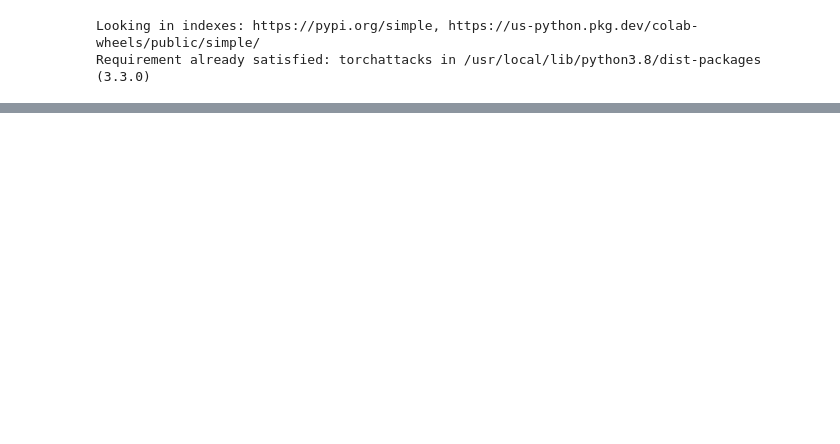
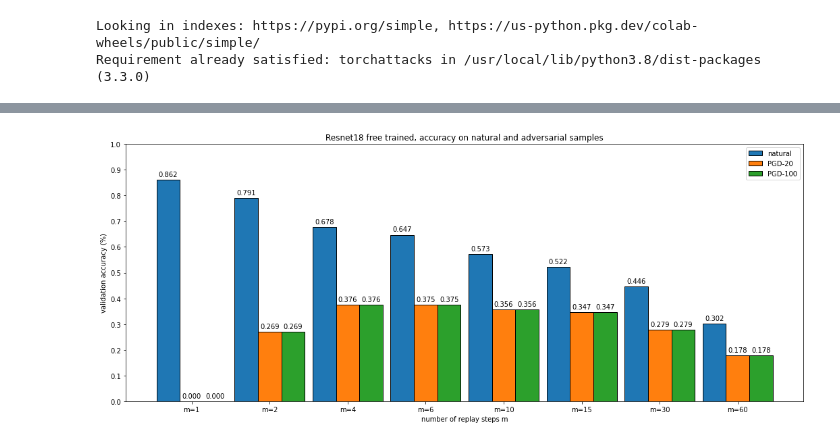
Before and after one commit to dp1/adversarial-training-for-free, a Jupyter notebook: notebook_free_training.ipynb, the cells around one changed output, grey strips where cells are left out. Saved outputs shown, nothing was run; the diff lists cells and outputs as text; code cells hidden in the pictures; blank space fills up the shorter version.

```diff
--- a/notebook_free_training.ipynb
+++ b/notebook_free_training.ipynb
@@ -343,8 +367,8 @@ def load_data(name):
 # %%
 model, meta = load_model("resnet-natural")
 acc_normal, acc_adv20 = test_pgd_attack(model, k=20)
-acc_normal, acc_adv100 = test_pgd_attack(model, k=100)
-time = meta["training_seconds"] // 60
+_, acc_adv100 = test_pgd_attack(model, k=100)
+time = meta["training_seconds"]
 
 meta = {"natural": acc_normal,
           "pgd20_acc": acc_adv20,
@@ -356,8 +380,8 @@ save_data("data-natural", meta)
 for m in [1,2,4,6,10,15,30,60]:
   model, meta = load_model("resnet-m="+str(m))
   acc_normal, acc_adv20 = test_pgd_attack(model, k=20)
-  acc_normal, acc_adv100 = test_pgd_attack(model, k=20)
-  time = meta["training_seconds"] // 60
+  _, acc_adv100 = test_pgd_attack(model, k=100)
+  time = meta["training_seconds"]
   meta = {"natural": acc_normal,
           "pgd20_acc": acc_adv20,
           "pgd100_acc": acc_adv100,
@@ -543,0 +537,32 @@ for m in [2,4,10,30]:
+# %%
+fig,axes=plt.subplots(figsize=(18, 7))
+axes.set_xlabel("number of replay steps m")
+axes.set_ylabel("validation accuracy (%)")
+categories = ["m=1", "m=2", "m=4", "m=6", "m=10", "m=15", "m=30", "m=60"]
+
+output = []
+output_20 = []
+output_100 = []
+
+for m in [1,2,4,6,10,15,30,60]:
+  data = load_data("data-m="+str(m))
+  output.append(data["natural"])
+  output_20.append(data["pgd20_acc"])
+  output_100.append(data["pgd100_acc"])
+
+width=0.3
+x = np.arange(len(categories))
+axes.set_title("Resnet18 free trained, accuracy on natural and adversarial samples")
+axes.set_yticks(np.linspace(0,1,11))
+axes.set_ylim(0,1)
+b0=axes.bar(x-width, output, width, edgecolor="black", label="natural")
+b1=axes.bar(x, output_20, width, edgecolor="black", label="PGD-20")
+b2=axes.bar(x+width, output_20, width, edgecolor="black", label="PGD-100")
+axes.bar_label(b0, fmt="%.3f", padding=3)
+axes.bar_label(b1, fmt="%.3f", padding=3)
+axes.bar_label(b2, fmt="%.3f", padding=3)
+axes.set_xticks(x, categories)
+axes.legend()
+plt.show()
+# %% [output]
+[figure, added]
```
Also changed, not shown: parts of 45 cells of this notebook.
